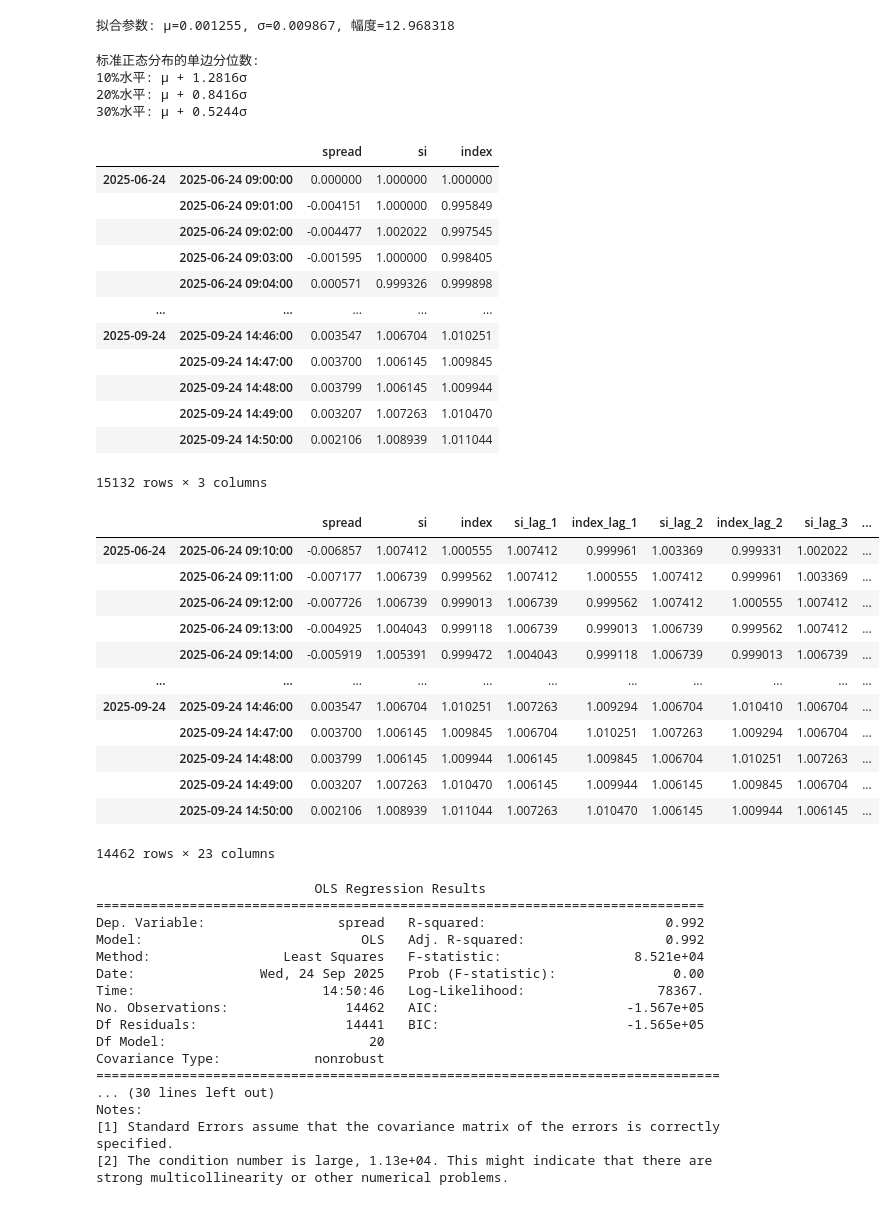
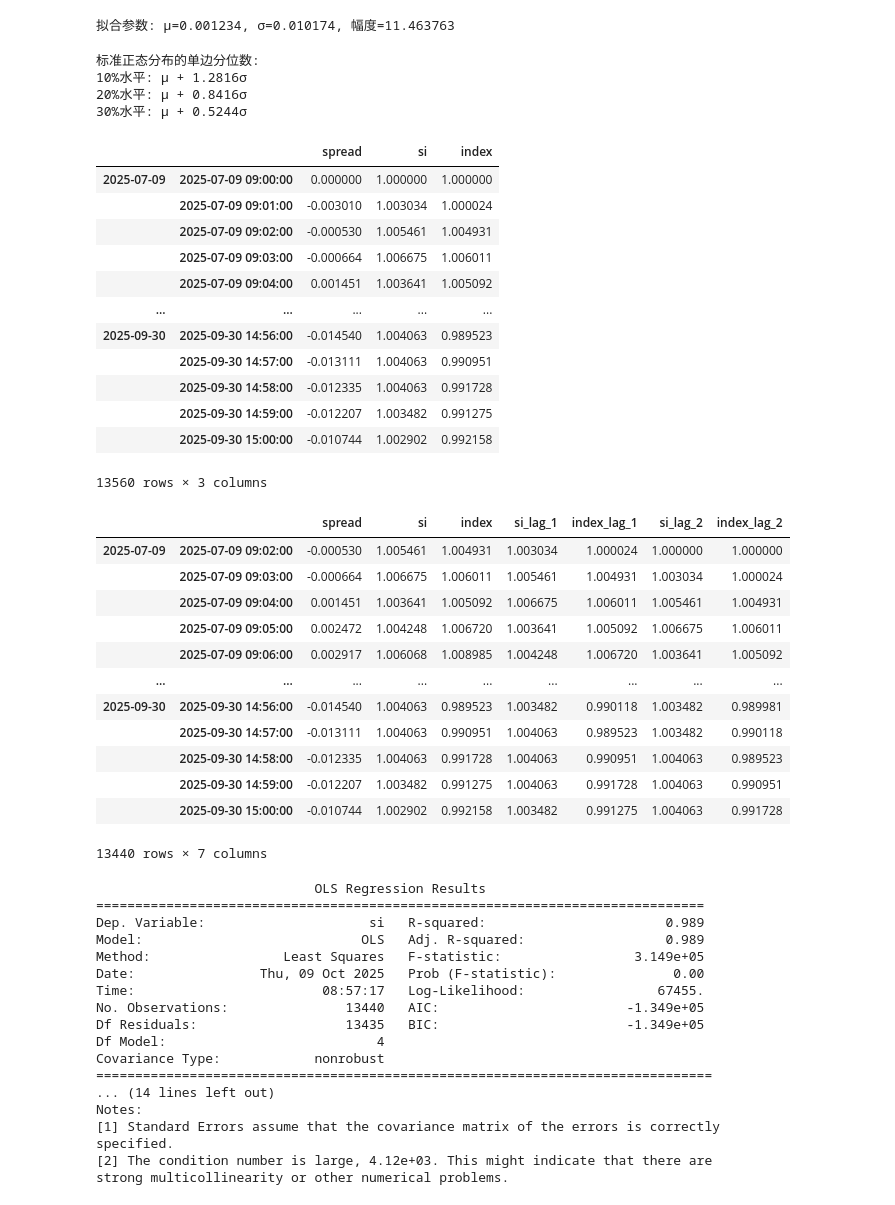
Before and after one commit to SIGCHLD-handler/Industrial_Silicon, a Jupyter notebook: si_history.ipynb, the cells around one changed output. Cells and saved outputs as stored; diff of their text form; code cells hidden in the pictures.

```diff
--- a/si_history.ipynb
+++ b/si_history.ipynb
@@ -15,7 +15,7 @@ warnings.filterwarnings("ignore")
 import rqdatac as rq
 rq.init()
 # %%
-index_weight = pd.read_json("index_weight.json")[0]
+index_weight = pd.read_json("index_info.json")["weight"]
 index_weight
 # %% [output]
 PS    0.472150
@@ -110,6 +112,7 @@ Length: 15065, dtype: float64
 all_minute = pd.DataFrame()
 for underlying in index_weight.index:
     data = rq.futures.get_dominant_price(underlying, frequency="1m").loc[underlying]
+    data.to_csv("data/%s.csv" % underlying.lower())
     minute = data.groupby("trading_date").apply(preprocess)
     minute.name = underlying
     all_minute = pd.concat([all_minute, minute], axis=1)
@@ -160,7 +163,7 @@ params, params_covariance = optimize.curve_fit(
 
 print(f"拟合参数: μ={params[0]:.6f}, σ={params[1]:.6f}, 幅度={params[2]:.6f}")
 # %% [output]
-拟合参数: μ=0.001255, σ=0.009867, 幅度=12.968318
+拟合参数: μ=0.001234, σ=0.010174, 幅度=11.463763
 # %%
 confidence_levels = [0.10, 0.20, 0.30]  # 10%, 20%, 30%水平
 
@@ -182,63 +185,63 @@ data = pd.concat([val_diff, si_val, index_val], axis=1)
 data
 # %% [output]
 |  |  | spread | si | index |
-| 2025-06-24 | 2025-06-24 09:00:00 | 0.000000 | 1.000000 | 1.000000 |
-|  | 2025-06-24 09:01:00 | -0.004151 | 1.000000 | 0.995849 |
-|  | 2025-06-24 09:02:00 | -0.004477 | 1.002022 | 0.997545 |
-|  | 2025-06-24 09:03:00 | -0.001595 | 1.000000 | 0.998405 |
-|  | 2025-06-24 09:04:00 | 0.000571 | 0.999326 | 0.999898 |
+| 2025-07-09 | 2025-07-09 09:00:00 | 0.000000 | 1.000000 | 1.000000 |
+|  | 2025-07-09 09:01:00 | -0.003010 | 1.003034 | 1.000024 |
+|  | 2025-07-09 09:02:00 | -0.000530 | 1.005461 | 1.004931 |
+|  | 2025-07-09 09:03:00 | -0.000664 | 1.006675 | 1.006011 |
+|  | 2025-07-09 09:04:00 | 0.001451 | 1.003641 | 1.005092 |
 | ... | ... | ... | ... | ... |
-| 2025-09-24 | 2025-09-24 14:46:00 | 0.003547 | 1.006704 | 1.010251 |
-|  | 2025-09-24 14:47:00 | 0.003700 | 1.006145 | 1.009845 |
-|  | 2025-09-24 14:48:00 | 0.003799 | 1.006145 | 1.009944 |
-|  | 2025-09-24 14:49:00 | 0.003207 | 1.007263 | 1.010470 |
-|  | 2025-09-24 14:50:00 | 0.002106 | 1.008939 | 1.011044 |
+| 2025-09-30 | 2025-09-30 14:56:00 | -0.014540 | 1.004063 | 0.989523 |
+|  | 2025-09-30 14:57:00 | -0.013111 | 1.004063 | 0.990951 |
+|  | 2025-09-30 14:58:00 | -0.012335 | 1.004063 | 0.991728 |
+|  | 2025-09-30 14:59:00 | -0.012207 | 1.003482 | 0.991275 |
+|  | 2025-09-30 15:00:00 | -0.010744 | 1.002902 | 0.992158 |
-15132 rows × 3 columns
+13560 rows × 3 columns
 # %%
 def add_lag(data: pd.DataFrame):
-    for lag in range(1, 11):
+    for lag in range(1, 3):
         data["si_lag_%d" % lag] = data["si"].shift(lag)
         data["index_lag_%d" % lag] = data["index"].shift(lag)
     return data
 
 lag_data = data.groupby(level=0).apply(add_lag).droplevel(0).dropna(how="any")
 lag_data
 # %% [output]
-|  |  | spread | si | index | si_lag_1 | index_lag_1 | si_lag_2 | index_lag_2 | si_lag_3 | ... |
-| 2025-06-24 | 2025-06-24 09:10:00 | -0.006857 | 1.007412 | 1.000555 | 1.007412 | 0.999961 | 1.003369 | 0.999331 | 1.002022 | ... |
-|  | 2025-06-24 09:11:00 | -0.007177 | 1.006739 | 0.999562 | 1.007412 | 1.000555 | 1.007412 | 0.999961 | 1.003369 | ... |
-|  | 2025-06-24 09:12:00 | -0.007726 | 1.006739 | 0.999013 | 1.006739 | 0.999562 | 1.007412 | 1.000555 | 1.007412 | ... |
-|  | 2025-06-24 09:13:00 | -0.004925 | 1.004043 | 0.999118 | 1.006739 | 0.999013 | 1.006739 | 0.999562 | 1.007412 | ... |
-|  | 2025-06-24 09:14:00 | -0.005919 | 1.005391 | 0.999472 | 1.004043 | 0.999118 | 1.006739 | 0.999013 | 1.006739 | ... |
-| ... | ... | ... | ... | ... | ... | ... | ... | ... | ... | ... |
-| 2025-09-24 | 2025-09-24 14:46:00 | 0.003547 | 1.006704 | 1.010251 | 1.007263 | 1.009294 | 1.006704 | 1.010410 | 1.006704 | ... |
-|  | 2025-09-24 14:47:00 | 0.003700 | 1.006145 | 1.009845 | 1.006704 | 1.010251 | 1.007263 | 1.009294 | 1.006704 | ... |
-|  | 2025-09-24 14:48:00 | 0.003799 | 1.006145 | 1.009944 | 1.006145 | 1.009845 | 1.006704 | 1.010251 | 1.007263 | ... |
-|  | 2025-09-24 14:49:00 | 0.003207 | 1.007263 | 1.010470 | 1.006145 | 1.009944 | 1.006145 | 1.009845 | 1.006704 | ... |
-|  | 2025-09-24 14:50:00 | 0.002106 | 1.008939 | 1.011044 | 1.007263 | 1.010470 | 1.006145 | 1.009944 | 1.006145 | ... |
+|  |  | spread | si | index | si_lag_1 | index_lag_1 | si_lag_2 | index_lag_2 |
+| 2025-07-09 | 2025-07-09 09:02:00 | -0.000530 | 1.005461 | 1.004931 | 1.003034 | 1.000024 | 1.000000 | 1.000000 |
+|  | 2025-07-09 09:03:00 | -0.000664 | 1.006675 | 1.006011 | 1.005461 | 1.004931 | 1.003034 | 1.000024 |
+|  | 2025-07-09 09:04:00 | 0.001451 | 1.003641 | 1.005092 | 1.006675 | 1.006011 | 1.005461 | 1.004931 |
+|  | 2025-07-09 09:05:00 | 0.002472 | 1.004248 | 1.006720 | 1.003641 | 1.005092 | 1.006675 | 1.006011 |
+|  | 2025-07-09 09:06:00 | 0.002917 | 1.006068 | 1.008985 | 1.004248 | 1.006720 | 1.003641 | 1.005092 |
+| ... | ... | ... | ... | ... | ... | ... | ... | ... |
+| 2025-09-30 | 2025-09-30 14:56:00 | -0.014540 | 1.004063 | 0.989523 | 1.003482 | 0.990118 | 1.003482 | 0.989981 |
+|  | 2025-09-30 14:57:00 | -0.013111 | 1.004063 | 0.990951 | 1.004063 | 0.989523 | 1.003482 | 0.990118 |
+|  | 2025-09-30 14:58:00 | -0.012335 | 1.004063 | 0.991728 | 1.004063 | 0.990951 | 1.004063 | 0.989523 |
+|  | 2025-09-30 14:59:00 | -0.012207 | 1.003482 | 0.991275 | 1.004063 | 0.991728 | 1.004063 | 0.990951 |
+|  | 2025-09-30 15:00:00 | -0.010744 | 1.002902 | 0.992158 | 1.003482 | 0.991275 | 1.004063 | 0.991728 |
-14462 rows × 23 columns
+13440 rows × 7 columns
 # %%
 X = lag_data.drop(["spread", "si", "index"], axis=1)
 X = sm.add_constant(X)
-y = lag_data["spread"]
+y = lag_data["si"]
 model = sm.OLS(y, X).fit()
 print(model.summary())
 # %% [output]
                             OLS Regression Results
 ==============================================================================
-Dep. Variable:                 spread   R-squared:                       0.992
-Model:                            OLS   Adj. R-squared:                  0.992
-Method:                 Least Squares   F-statistic:                 8.521e+04
-Date:                Wed, 24 Sep 2025   Prob (F-statistic):               0.00
-Time:                        14:50:46   Log-Likelihood:                 78367.
-No. Observations:               14462   AIC:                        -1.567e+05
-Df Residuals:                   14441   BIC:                        -1.565e+05
-Df Model:                          20
+Dep. Variable:                     si   R-squared:                       0.989
+Model:                            OLS   Adj. R-squared:                  0.989
+Method:                 Least Squares   F-statistic:                 3.149e+05
+Date:                Thu, 09 Oct 2025   Prob (F-statistic):               0.00
+Time:                        08:57:17   Log-Likelihood:                 67455.
+No. Observations:               13440   AIC:                        -1.349e+05
+Df Residuals:                   13435   BIC:                        -1.349e+05
+Df Model:                           4
 Covariance Type:            nonrobust
-================================================================================
-... (30 lines left out)
+===============================================================================
+... (14 lines left out)
 Notes:
 [1] Standard Errors assume that the covariance matrix of the errors is correctly specified.
-[2] The condition number is large, 1.13e+04. This might indicate that there are
+[2] The condition number is large, 4.12e+03. This might indicate that there are
 strong multicollinearity or other numerical problems.
 # %%
```
Also changed, not shown: parts of 17 cells of this notebook, 14 other files.
